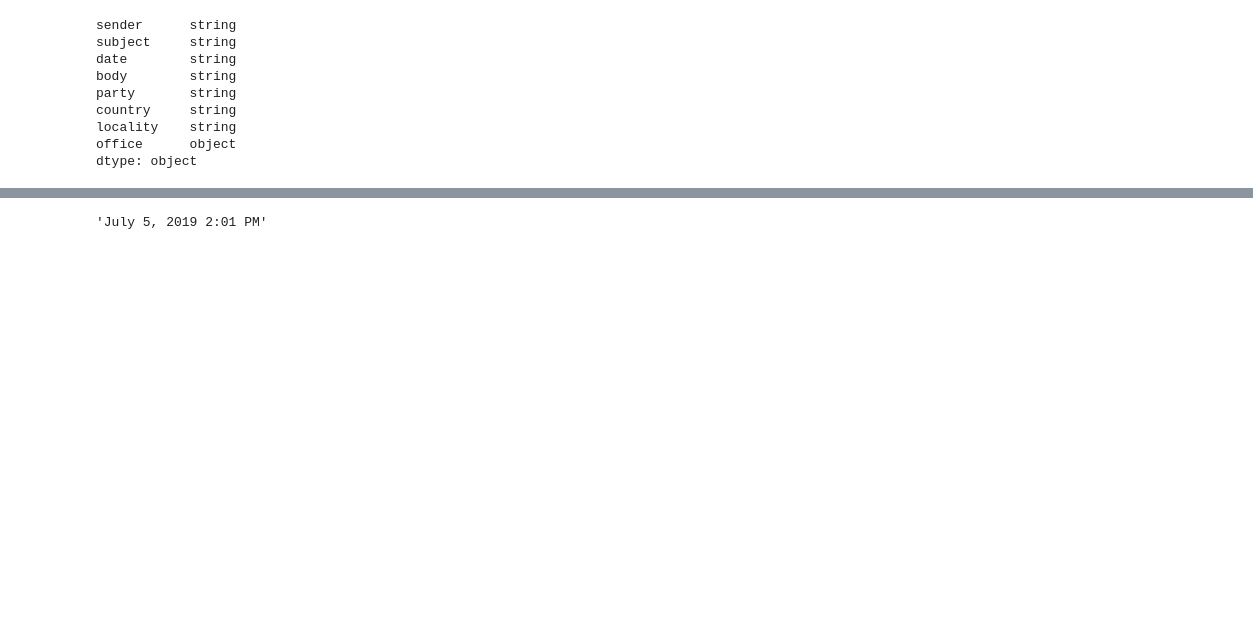
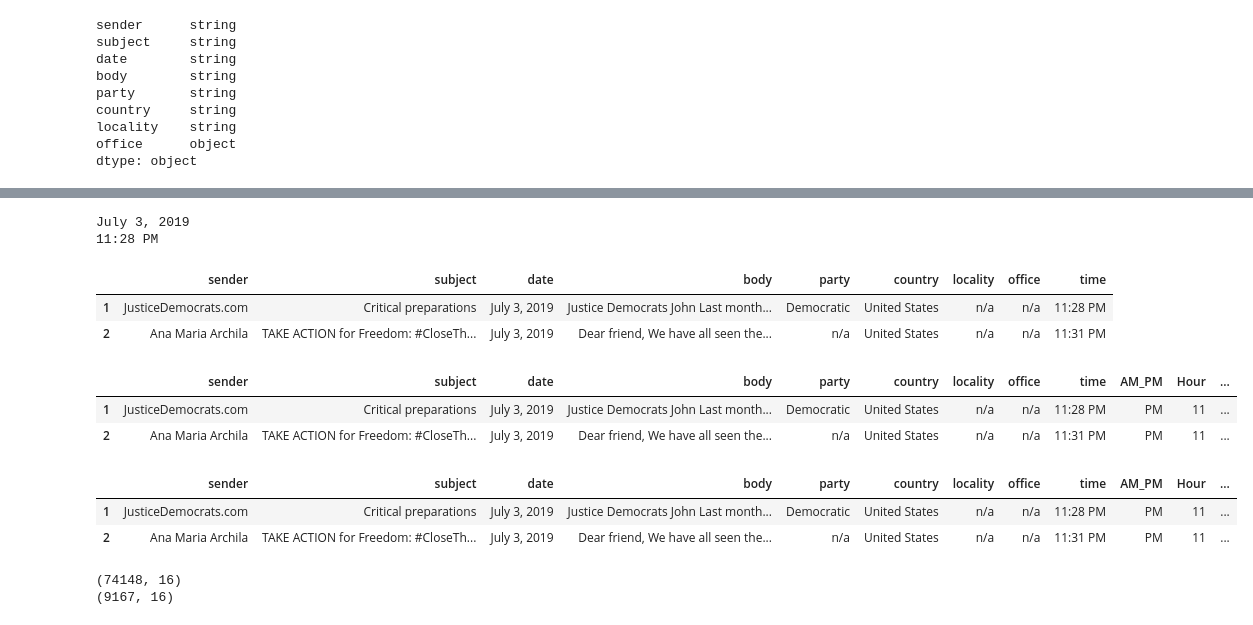
Before and after one commit to statzenthusiast921/political-emails-analysis, a Jupyter notebook: main/notebooks/Emails EDA 10.16.22.ipynb, the cells around one changed output, grey strips where cells are left out. Drawn from its saved outputs; the diff is of its cells as text; code cells hidden in the pictures; blank space fills up the shorter version.

```diff
--- a/main/notebooks/Emails EDA 10.16.22.ipynb
+++ b/main/notebooks/Emails EDA 10.16.22.ipynb
@@ -118,8 +118,74 @@ df['body'] = df['body'].str.replace("(Twitter).*","")
 df['body'] = df['body'].str.replace("(Please, sign your name).*","")
 df['body'] = df['body'].str.replace("(CONTRIBUTE).*","")
 df['body'] = df['body'].str.replace("(Contribute).*","")
-# %%
-#Break up date column into date and time columns
-df['date'][100]
-# %% [output]
-'July 5, 2019 2:01 PM'
+# %%
+df[['split1','split2','split3','split4','split5']] = df['date'].str.split(' ',expand=True)
+df['date'] = df['split1'] + ' ' + df['split2'] + ' ' + df['split3']
+df['time'] = df['split4'] + ' ' + df['split5']
+
+del df['split1'], df['split2'], df['split3'], df['split4'], df['split5']
+print(df['date'][1])
+print(df['time'][1])
+# %% [output]
+July 3, 2019
+11:28 PM
+# %%
+df.head(2)
+# %% [output]
+|  | sender | subject | date | body | party | country | locality | office | time |
+| 1 | JusticeDemocrats.com | Critical preparations | July 3, 2019 | Justice Democrats John Last month... | Democratic | United States | n/a | n/a | 11:28 PM |
+| 2 | Ana Maria Archila | TAKE ACTION for Freedom: #CloseTh... | July 3, 2019 | Dear friend, We have all seen the... | n/a | United States | n/a | n/a | 11:31 PM |
+# %%
+import numpy as np
+
+df['AM_PM'] = df['time'].str[-2:]
+df['Hour'] = df['time'].str[:2]
+df['Hour'] = np.where(df['Hour'].str[1:]==":",df['Hour'].str[:1],df['Hour'])
+df['Hour'] = df['Hour'].astype(int)
+
+df['Hour_Mil'] = np.where(
+    df['AM_PM'] == 'PM', df['Hour'] + 12, np.where(
+    (df['AM_PM'] == 'AM') & (df['Hour'] == 12), df['Hour'] - 12, df['Hour']))
+
+
+df.head(2)
+# %% [output]
+|  | sender | subject | date | body | party | country | locality | office | time | AM_PM | Hour | ... |
+| 1 | JusticeDemocrats.com | Critical preparations | July 3, 2019 | Justice Democrats John Last month... | Democratic | United States | n/a | n/a | 11:28 PM | PM | 11 | ... |
+| 2 | Ana Maria Archila | TAKE ACTION for Freedom: #CloseTh... | July 3, 2019 | Dear friend, We have all seen the... | n/a | United States | n/a | n/a | 11:31 PM | PM | 11 | ... |
+# %%
+#Grab the day, month, year
+df[['month','day','year']] = df['date'].str.split(' ',expand=True)
+df['day'] = df['day'].str[:1]
+
+
+df['month_num'] = np.where(
+    df['month'] == 'January', 1, np.where(
+    df['month'] == 'February', 2, np.where(
+    df['month'] == 'March', 3, np.where(
+    df['month'] == 'April', 4, np.where(
+    df['month'] == 'May', 5, np.where(
+    df['month'] == 'June', 6, np.where(
+    df['month'] == 'July', 7, np.where(
+    df['month'] == 'August', 8, np.where(
+    df['month'] == 'September', 9, np.where(
+    df['month'] == 'October', 10, np.where(
+    df['month'] == 'November', 11, 12
+)))))))))))
+
+
+
+df.head(2)
+# %% [output]
+|  | sender | subject | date | body | party | country | locality | office | time | AM_PM | Hour | ... |
+| 1 | JusticeDemocrats.com | Critical preparations | July 3, 2019 | Justice Democrats John Last month... | Democratic | United States | n/a | n/a | 11:28 PM | PM | 11 | ... |
+| 2 | Ana Maria Archila | TAKE ACTION for Freedom: #CloseTh... | July 3, 2019 | Dear friend, We have all seen the... | n/a | United States | n/a | n/a | 11:31 PM | PM | 11 | ... |
+# %%
+df_dom = df[df['country']=="United States"]
+df_for = df[df['country']!="United States"]
+
+print(df_dom.shape)
+print(df_for.shape)
+# %% [output]
+(74148, 16)
+(9167, 16)
```
Also changed, not shown: parts of 7 cells of this notebook.
